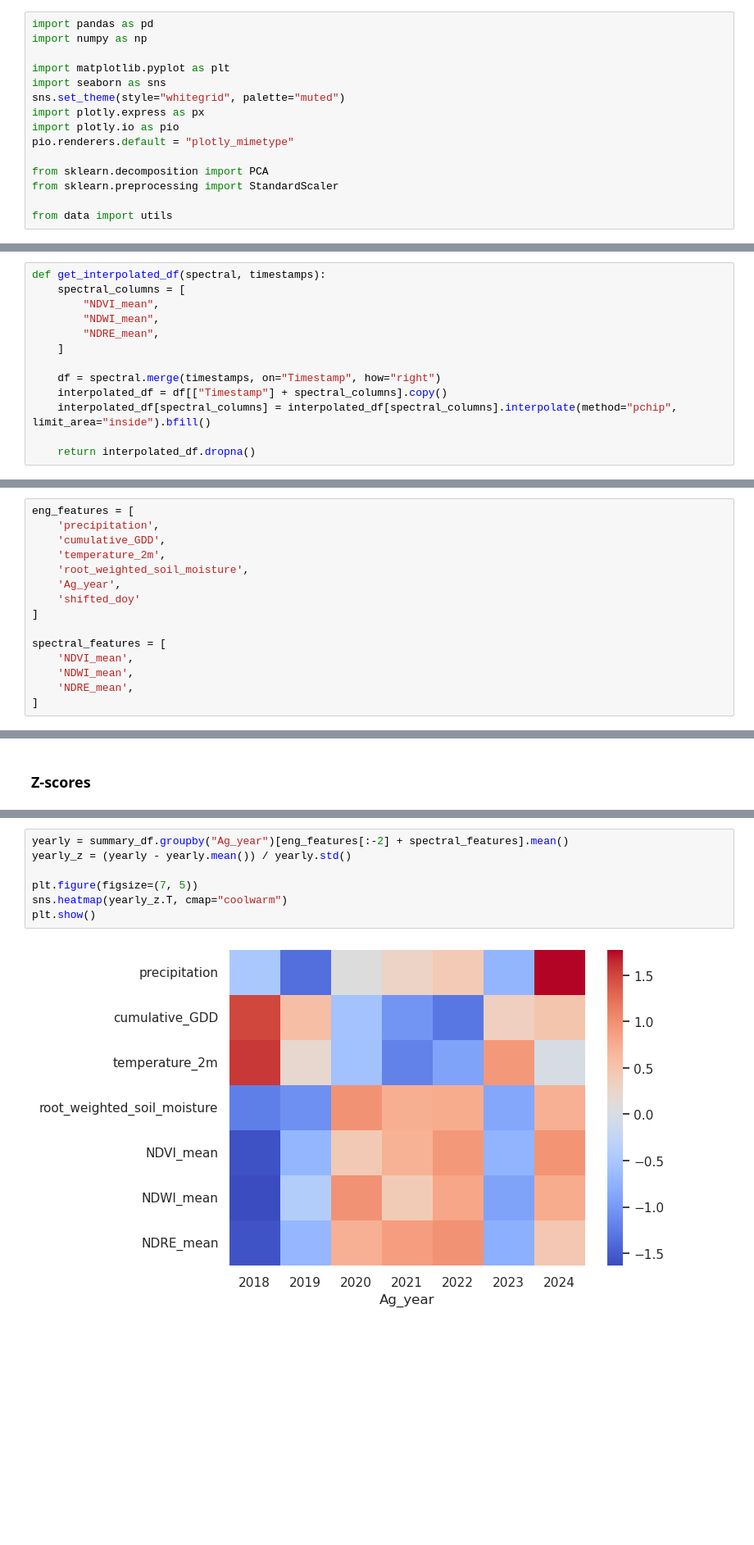
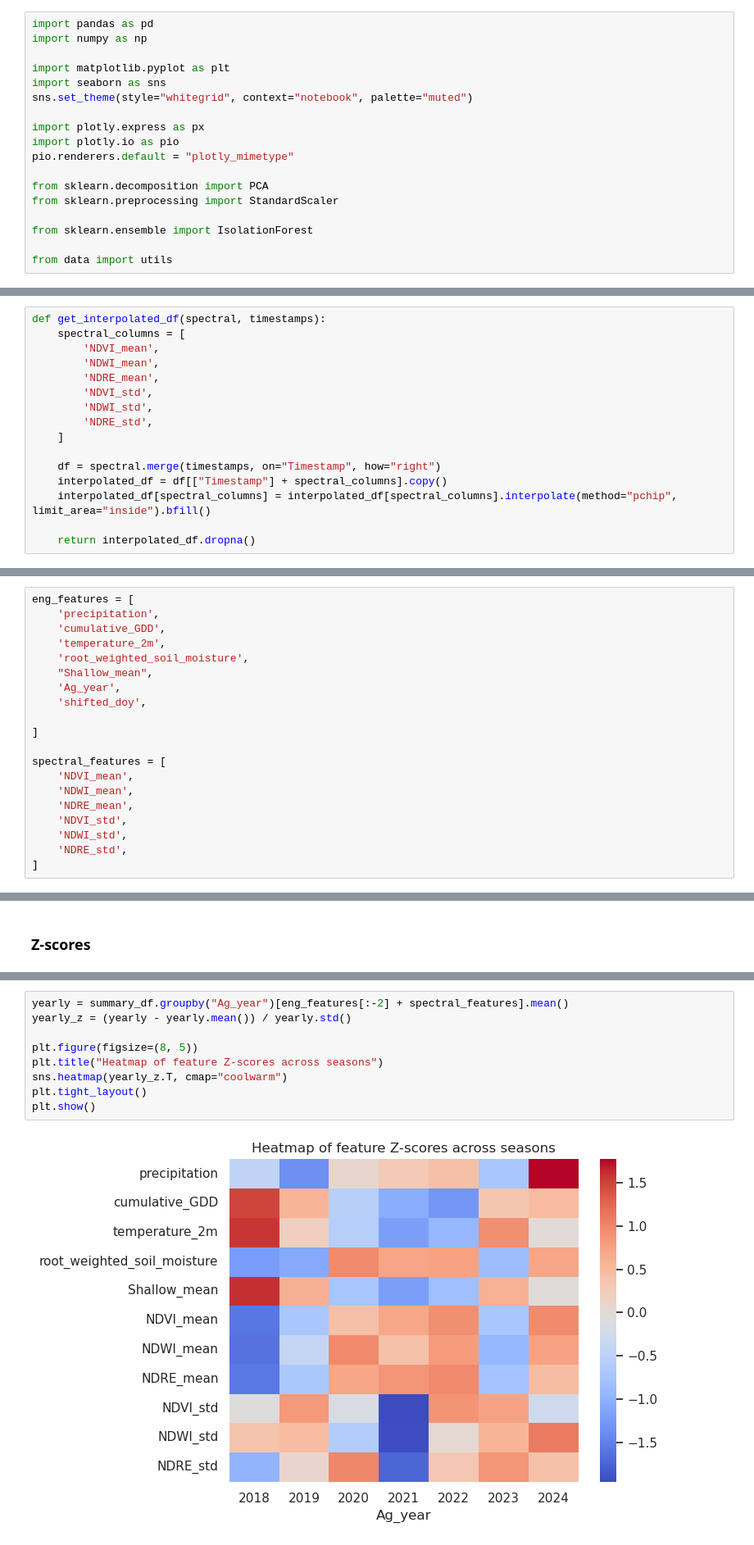
Before and after one commit to asembreek/fieldlens, a Jupyter notebook: notebooks/3. EDA with engineered features.ipynb, the cells around one changed output, grey strips where cells are left out. Shown at 82% size. Drawn from its saved outputs; the diff is of its cells as text; blank space fills up the shorter version.

```diff
--- a/notebooks/3. EDA with engineered features.ipynb
+++ b/notebooks/3. EDA with engineered features.ipynb
@@ -21,7 +21,8 @@ import numpy as np
 
 import matplotlib.pyplot as plt
 import seaborn as sns
-sns.set_theme(style="whitegrid", palette="muted")
+sns.set_theme(style="whitegrid", context="notebook", palette="muted")
+
 import plotly.express as px
 import plotly.io as pio
 pio.renderers.default = "plotly_mimetype"
@@ -29,5 +30,7 @@ pio.renderers.default = "plotly_mimetype"
 from sklearn.decomposition import PCA
 from sklearn.preprocessing import StandardScaler
 
+from sklearn.ensemble import IsolationForest
+
 from data import utils
 # %% [markdown]
@@ -55,9 +58,12 @@ roll_lag_df["Timestamp"] = pd.to_datetime(roll_lag_df["Timestamp"])
 # %%
 def get_interpolated_df(spectral, timestamps):
     spectral_columns = [
-        "NDVI_mean",
-        "NDWI_mean",
-        "NDRE_mean",
+        'NDVI_mean',
+        'NDWI_mean',
+        'NDRE_mean',
+        'NDVI_std',
+        'NDWI_std',
+        'NDRE_std',
     ]
 
     df = spectral.merge(timestamps, on="Timestamp", how="right")
@@ -73,13 +85,18 @@ eng_features = [
     'cumulative_GDD',
     'temperature_2m',
     'root_weighted_soil_moisture',
+    "Shallow_mean",
     'Ag_year',
-    'shifted_doy'
+    'shifted_doy',
+
 ]
 
 spectral_features = [
     'NDVI_mean',
     'NDWI_mean',
     'NDRE_mean',
+    'NDVI_std',
+    'NDWI_std',
+    'NDRE_std',
 ]
 # %%
@@ -159,9 +174,11 @@ fig.show()
 # %%
 yearly = summary_df.groupby("Ag_year")[eng_features[:-2] + spectral_features].mean()
 yearly_z = (yearly - yearly.mean()) / yearly.std()
 
-plt.figure(figsize=(7, 5))
+plt.figure(figsize=(8, 5))
+plt.title("Heatmap of feature Z-scores across seasons")
 sns.heatmap(yearly_z.T, cmap="coolwarm")
+plt.tight_layout()
 plt.show()
 # %% [output]
-[figure, old version]
+[figure, new version]
```
Also changed, not shown: parts of 23 cells of this notebook.
